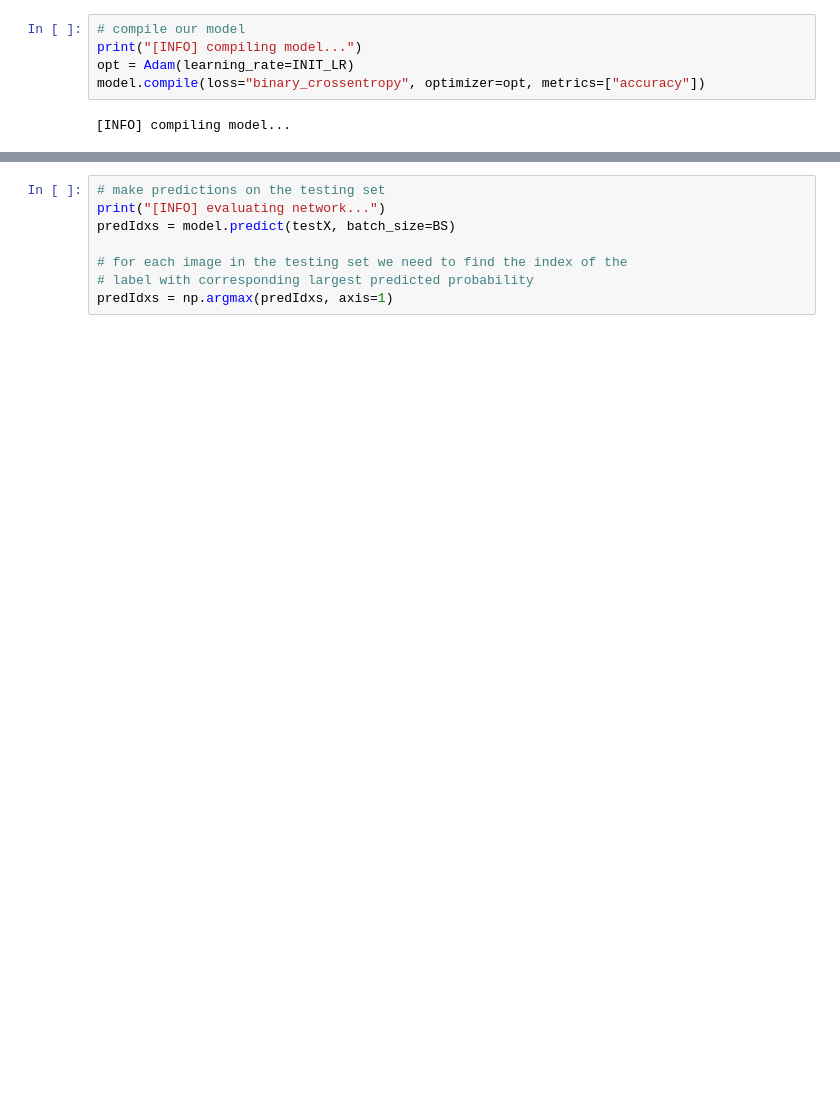
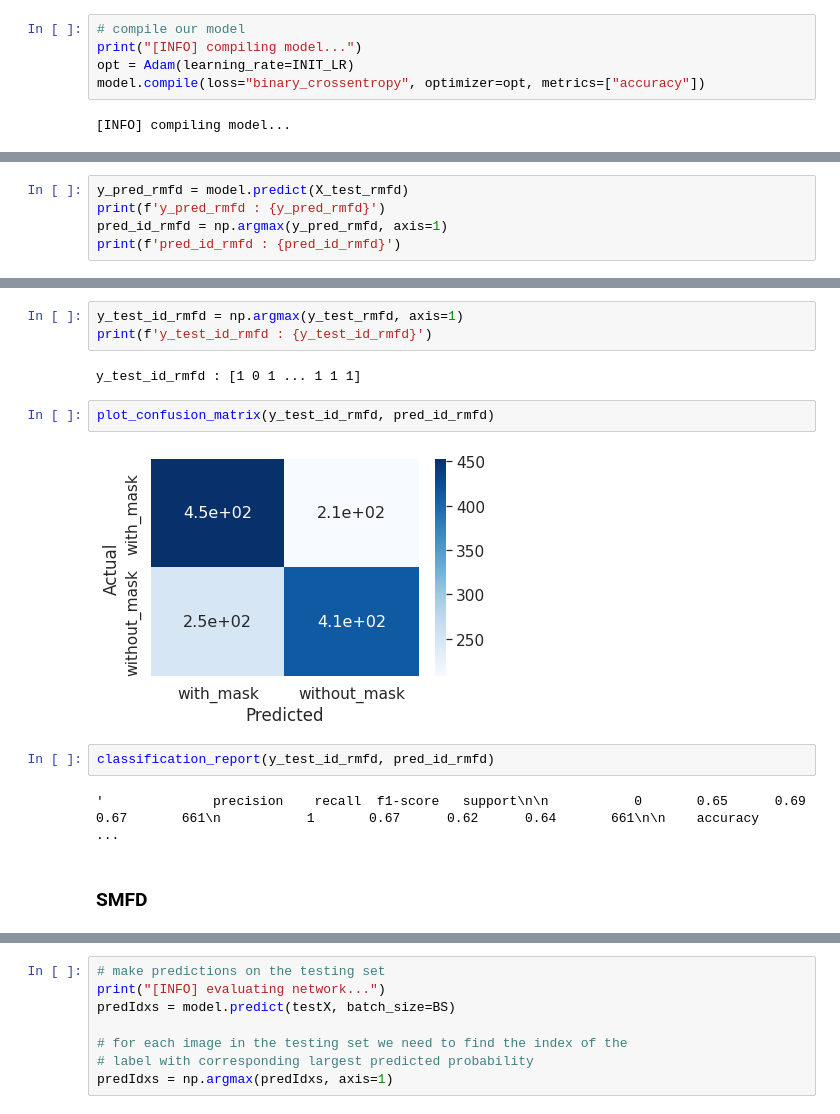
Before and after one commit to ZahraDehghani99/FacemaskWearingAlertSystem, a Jupyter notebook: FaceMaskClassifier.ipynb, the cells around one changed output, grey strips where cells are left out. Drawn from its saved outputs; the diff is of its cells as text; blank space fills up the shorter version.

```diff
--- a/FaceMaskClassifier.ipynb
+++ b/FaceMaskClassifier.ipynb
@@ -485,0 +562,5 @@ import seaborn as sns
+# %%
+y_pred_rmfd = model.predict(X_test_rmfd)
+print(f'y_pred_rmfd : {y_pred_rmfd}')
+pred_id_rmfd = np.argmax(y_pred_rmfd, axis=1)
+print(f'pred_id_rmfd : {pred_id_rmfd}')
@@ -485,0 +576,15 @@ import seaborn as sns
+# %%
+y_test_id_rmfd = np.argmax(y_test_rmfd, axis=1)
+print(f'y_test_id_rmfd : {y_test_id_rmfd}')
+# %% [output]
+y_test_id_rmfd : [1 0 1 ... 1 1 1]
+# %%
+plot_confusion_matrix(y_test_id_rmfd, pred_id_rmfd)
+# %% [output]
+[figure, added]
+# %%
+classification_report(y_test_id_rmfd, pred_id_rmfd)
+# %% [output]
+'              precision    recall  f1-score   support\n\n           0       0.65      0.69      0.67       661\n           1       0.67      0.62      0.64       661\n\n    accuracy                   ...
+# %% [markdown]
+### SMFD
```
Also changed, not shown: parts of 43 cells of this notebook.
